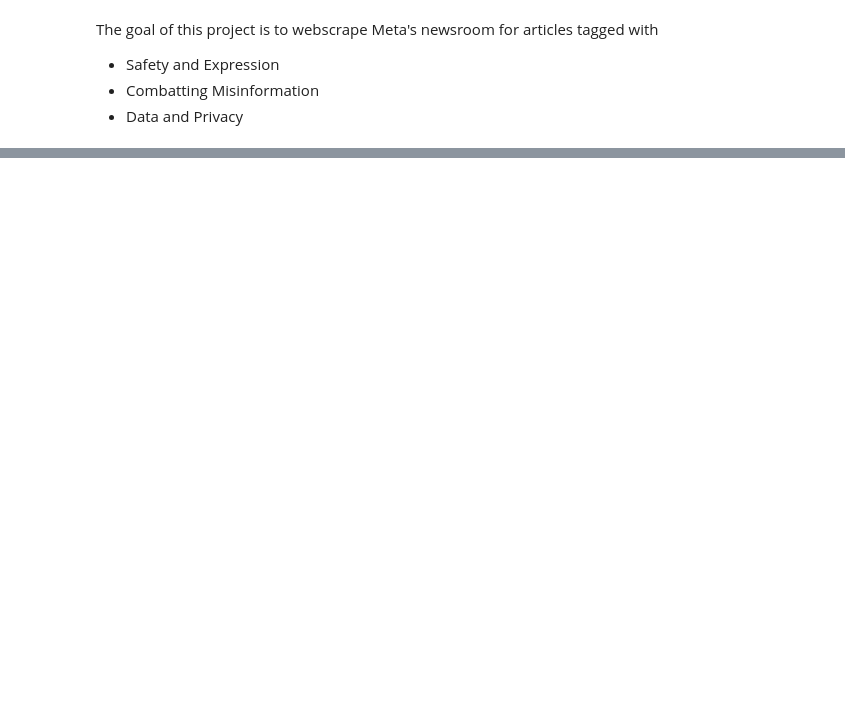
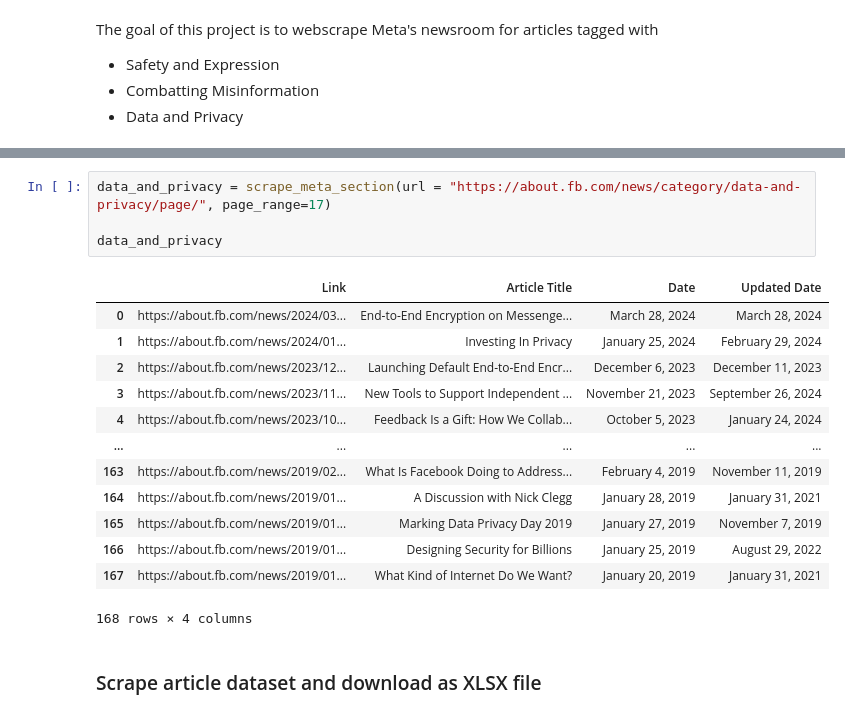
Before and after one commit to stanleyhuang12/content_analysis-, a Jupyter notebook: webscraper_meta.ipynb, the cells around one changed output, grey strips where cells are left out. Cells and saved outputs as stored; diff of their text form; blank space fills up the shorter version.

```diff
--- a/webscraper_meta.ipynb
+++ b/webscraper_meta.ipynb
@@ -110 +114,21 @@ for idx, row in article_meta_ds.iterrows():
+# %%
+data_and_privacy = scrape_meta_section(url = "https://about.fb.com/news/category/data-and-privacy/page/", page_range=17)
+
+data_and_privacy
+# %% [output]
+|  | Link | Article Title | Date | Updated Date |
+| 0 | https://about.fb.com/news/2024/03... | End-to-End Encryption on Messenge... | March 28, 2024 | March 28, 2024 |
+| 1 | https://about.fb.com/news/2024/01... | Investing In Privacy | January 25, 2024 | February 29, 2024 |
+| 2 | https://about.fb.com/news/2023/12... | Launching Default End-to-End Encr... | December 6, 2023 | December 11, 2023 |
+| 3 | https://about.fb.com/news/2023/11... | New Tools to Support Independent ... | November 21, 2023 | September 26, 2024 |
+| 4 | https://about.fb.com/news/2023/10... | Feedback Is a Gift: How We Collab... | October 5, 2023 | January 24, 2024 |
+| ... | ... | ... | ... | ... |
+| 163 | https://about.fb.com/news/2019/02... | What Is Facebook Doing to Address... | February 4, 2019 | November 11, 2019 |
+| 164 | https://about.fb.com/news/2019/01... | A Discussion with Nick Clegg | January 28, 2019 | January 31, 2021 |
+| 165 | https://about.fb.com/news/2019/01... | Marking Data Privacy Day 2019 | January 27, 2019 | November 7, 2019 |
+| 166 | https://about.fb.com/news/2019/01... | Designing Security for Billions | January 25, 2019 | August 29, 2022 |
+| 167 | https://about.fb.com/news/2019/01... | What Kind of Internet Do We Want? | January 20, 2019 | January 31, 2021 |
+168 rows × 4 columns
+# %% [markdown]
+### Scrape article dataset and download as XLSX file
 # %%
```
Also changed, not shown: parts of 20 cells of this notebook.
